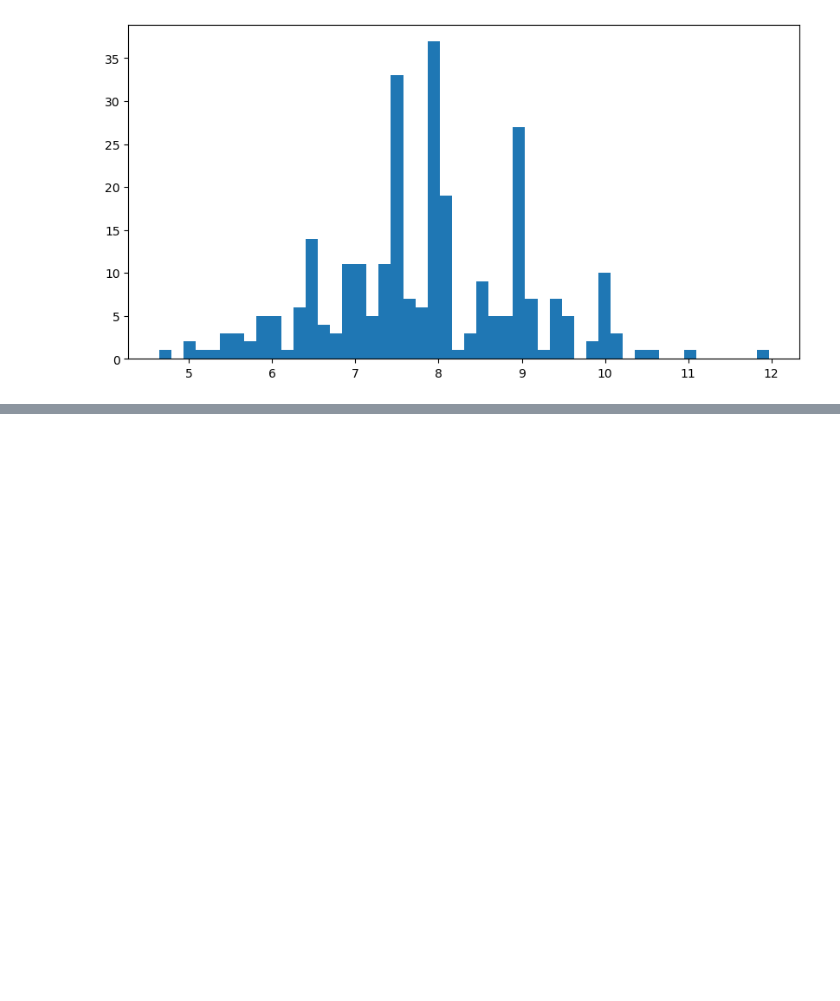
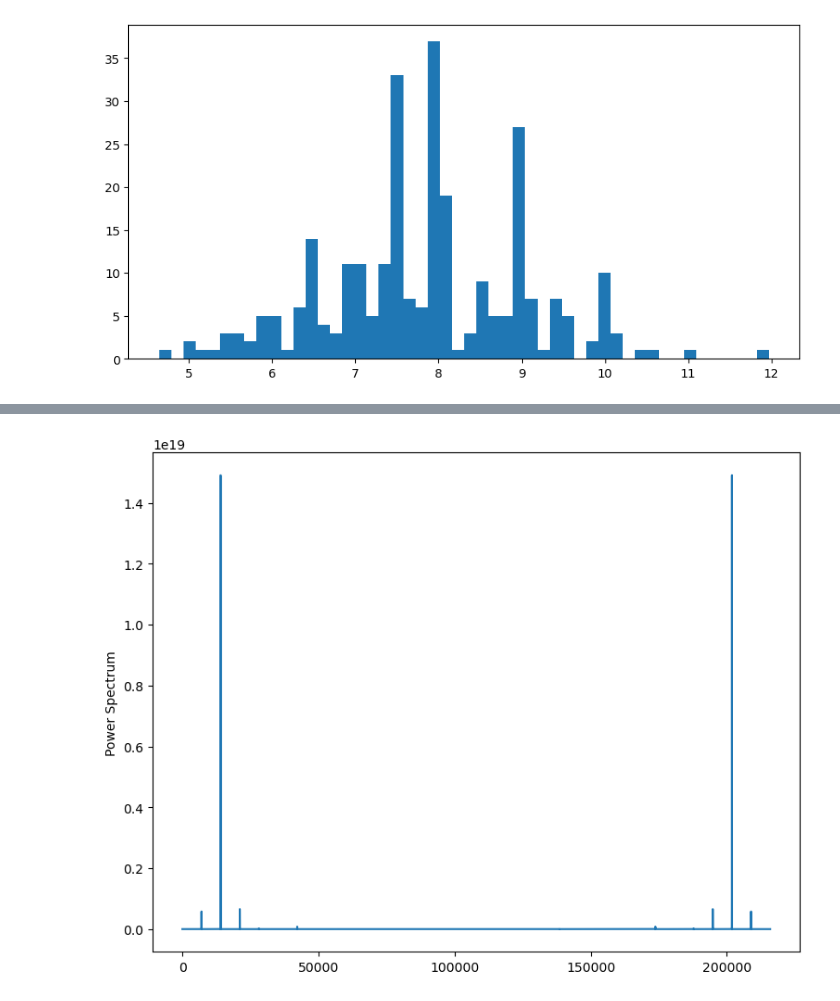
Before and after one commit to maddoc-g/3_organ_clustering, a Jupyter notebook: esperienza_3.ipynb, the cells around one changed output, grey strips where cells are left out. Cells and saved outputs as stored; diff of their text form; code cells hidden in the pictures; blank space fills up the shorter version.

```diff
--- a/esperienza_3.ipynb
+++ b/esperienza_3.ipynb
@@ -137,0 +113,22 @@ plt.show()
+# %%
+# facciamo la fft del segnale tagliato
+fft = np.fft.fft(data[:,0])
+frequencies = np.fft.fftfreq(data.shape[0], 1/rate)
+plt.figure(figsize=(9, 7))
+#plt.plot(frequencies, np.abs(fft))
+
+
+array_indexes = np.linspace(0, np.abs(fft).shape[0], np.abs(fft).shape[0], endpoint = False)
+
+#calcolo power spectrum
+power_spectrum = np.abs(fft)**2
+plt.plot(array_indexes, power_spectrum)
+plt.xlabel("")
+plt.ylabel("Power Spectrum")
+#plt.plot(array_indexes, np.abs(fft))
+#plt.xlabel("Frequency (Hz)")
+#plt.ylabel("Magnitude")
+
+plt.show()
+# %% [output]
+[figure, added]
```
Also changed, not shown: parts of 6 cells of this notebook.
